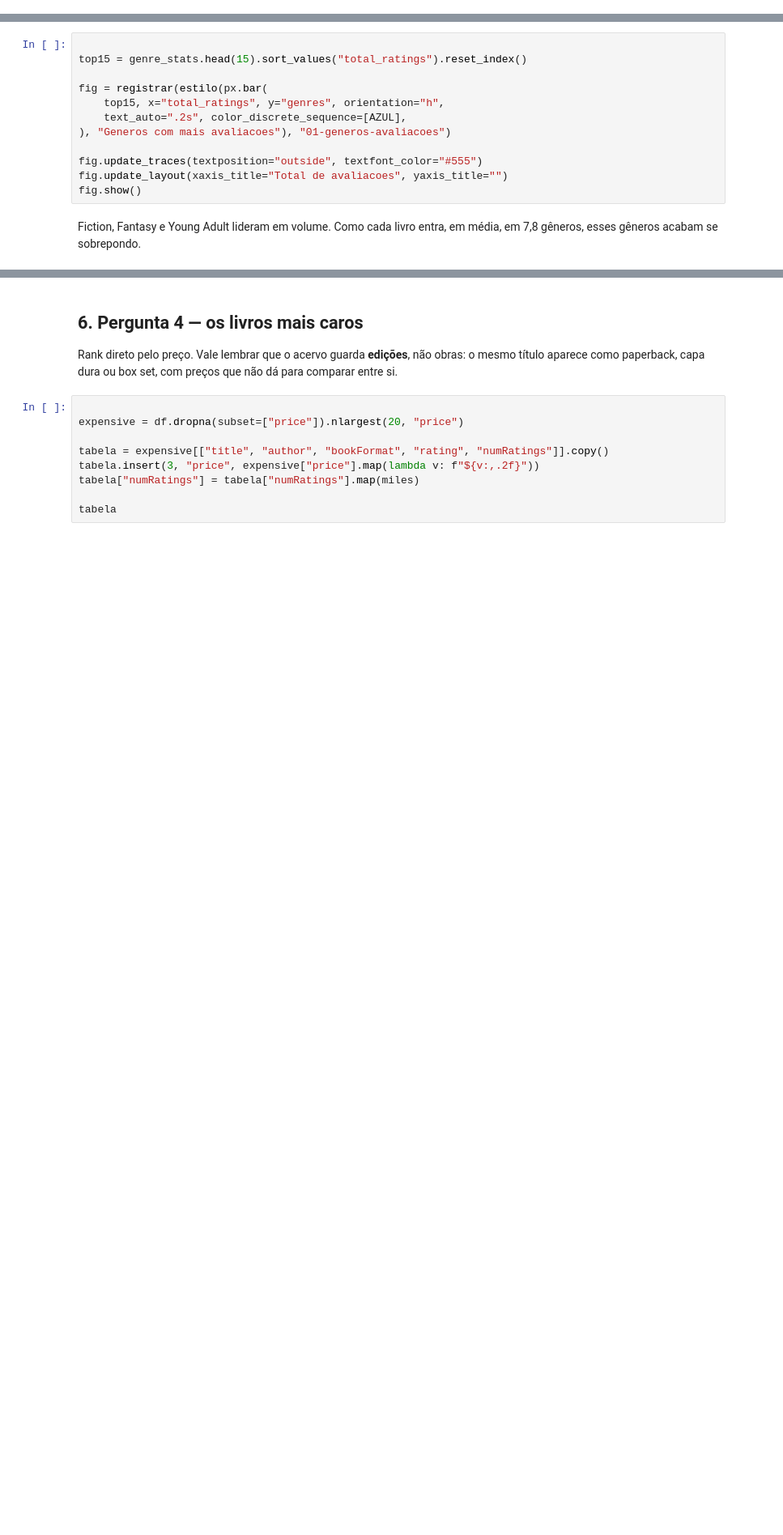
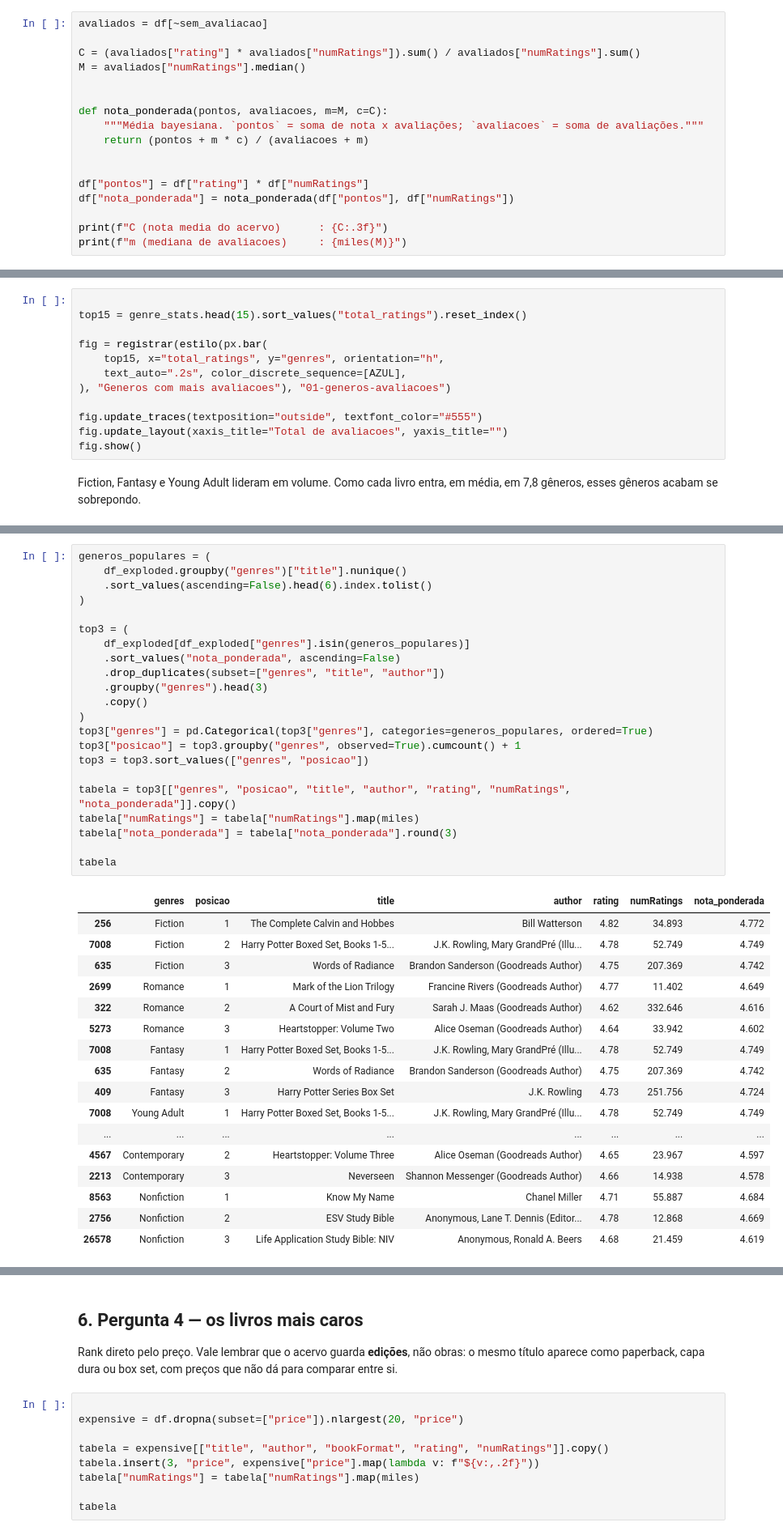
Before and after one commit to juliaragibeltrao/Rating-Books, a Jupyter notebook: analise.ipynb, the cells around one changed output, grey strips where cells are left out. Shown at 81% size. Cells and saved outputs as stored; diff of their text form; blank space fills up the shorter version.

```diff
--- a/analise.ipynb
+++ b/analise.ipynb
@@ -115,0 +187,17 @@ ausentes: 14.377 (27.4%)
+# %%
+avaliados = df[~sem_avaliacao]
+
+C = (avaliados["rating"] * avaliados["numRatings"]).sum() / avaliados["numRatings"].sum()
+M = avaliados["numRatings"].median()
+
+
+def nota_ponderada(pontos, avaliacoes, m=M, c=C):
+    """Média bayesiana. `pontos` = soma de nota x avaliações; `avaliacoes` = soma de avaliações."""
+    return (pontos + m * c) / (avaliacoes + m)
+
+
+df["pontos"] = df["rating"] * df["numRatings"]
+df["nota_ponderada"] = nota_ponderada(df["pontos"], df["numRatings"])
+
+print(f"C (nota media do acervo)      : {C:.3f}")
+print(f"m (mediana de avaliacoes)     : {miles(M)}")
@@ -380,0 +400,40 @@ fig.show()
+# %%
+generos_populares = (
+    df_exploded.groupby("genres")["title"].nunique()
+    .sort_values(ascending=False).head(6).index.tolist()
+)
+
+top3 = (
+    df_exploded[df_exploded["genres"].isin(generos_populares)]
+    .sort_values("nota_ponderada", ascending=False)
+    .drop_duplicates(subset=["genres", "title", "author"])
+    .groupby("genres").head(3)
+    .copy()
+)
+top3["genres"] = pd.Categorical(top3["genres"], categories=generos_populares, ordered=True)
+top3["posicao"] = top3.groupby("genres", observed=True).cumcount() + 1
+top3 = top3.sort_values(["genres", "posicao"])
+
+tabela = top3[["genres", "posicao", "title", "author", "rating", "numRatings", "nota_ponderada"]].copy()
+tabela["numRatings"] = tabela["numRatings"].map(miles)
+tabela["nota_ponderada"] = tabela["nota_ponderada"].round(3)
+
+tabela
+# %% [output]
+|  | genres | posicao | title | author | rating | numRatings | nota_ponderada |
+| 256 | Fiction | 1 | The Complete Calvin and Hobbes | Bill Watterson | 4.82 | 34.893 | 4.772 |
+| 7008 | Fiction | 2 | Harry Potter Boxed Set, Books 1-5... | J.K. Rowling, Mary GrandPré (Illu... | 4.78 | 52.749 | 4.749 |
+| 635 | Fiction | 3 | Words of Radiance | Brandon Sanderson (Goodreads Author) | 4.75 | 207.369 | 4.742 |
+| 2699 | Romance | 1 | Mark of the Lion Trilogy | Francine Rivers (Goodreads Author) | 4.77 | 11.402 | 4.649 |
+| 322 | Romance | 2 | A Court of Mist and Fury | Sarah J. Maas (Goodreads Author) | 4.62 | 332.646 | 4.616 |
+| 5273 | Romance | 3 | Heartstopper: Volume Two | Alice Oseman (Goodreads Author) | 4.64 | 33.942 | 4.602 |
+| 7008 | Fantasy | 1 | Harry Potter Boxed Set, Books 1-5... | J.K. Rowling, Mary GrandPré (Illu... | 4.78 | 52.749 | 4.749 |
+| 635 | Fantasy | 2 | Words of Radiance | Brandon Sanderson (Goodreads Author) | 4.75 | 207.369 | 4.742 |
+| 409 | Fantasy | 3 | Harry Potter Series Box Set | J.K. Rowling | 4.73 | 251.756 | 4.724 |
+| 7008 | Young Adult | 1 | Harry Potter Boxed Set, Books 1-5... | J.K. Rowling, Mary GrandPré (Illu... | 4.78 | 52.749 | 4.749 |
+| ... | ... | ... | ... | ... | ... | ... | ... |
+| 4567 | Contemporary | 2 | Heartstopper: Volume Three | Alice Oseman (Goodreads Author) | 4.65 | 23.967 | 4.597 |
+| 2213 | Contemporary | 3 | Neverseen | Shannon Messenger (Goodreads Author) | 4.66 | 14.938 | 4.578 |
+| 8563 | Nonfiction | 1 | Know My Name | Chanel Miller | 4.71 | 55.887 | 4.684 |
+| 2756 | Nonfiction | 2 | ESV Study Bible | Anonymous, Lane T. Dennis (Editor... | 4.78 | 12.868 | 4.669 |
+| 26578 | Nonfiction | 3 | Life Application Study Bible: NIV | Anonymous, Ronald A. Beers | 4.68 | 21.459 | 4.619 |
```
Also changed, not shown: parts of 42 cells of this notebook, 9 other files.
